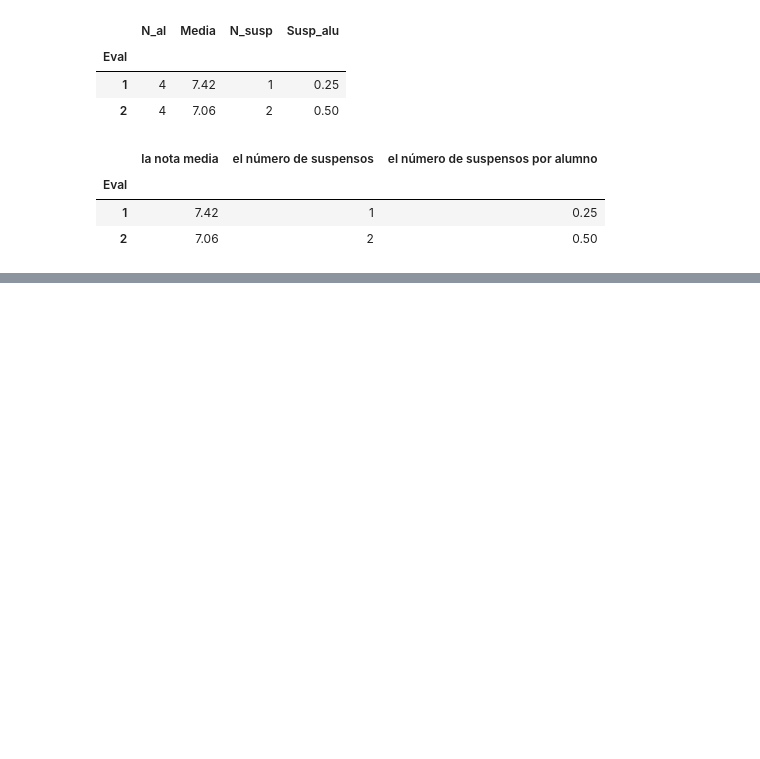
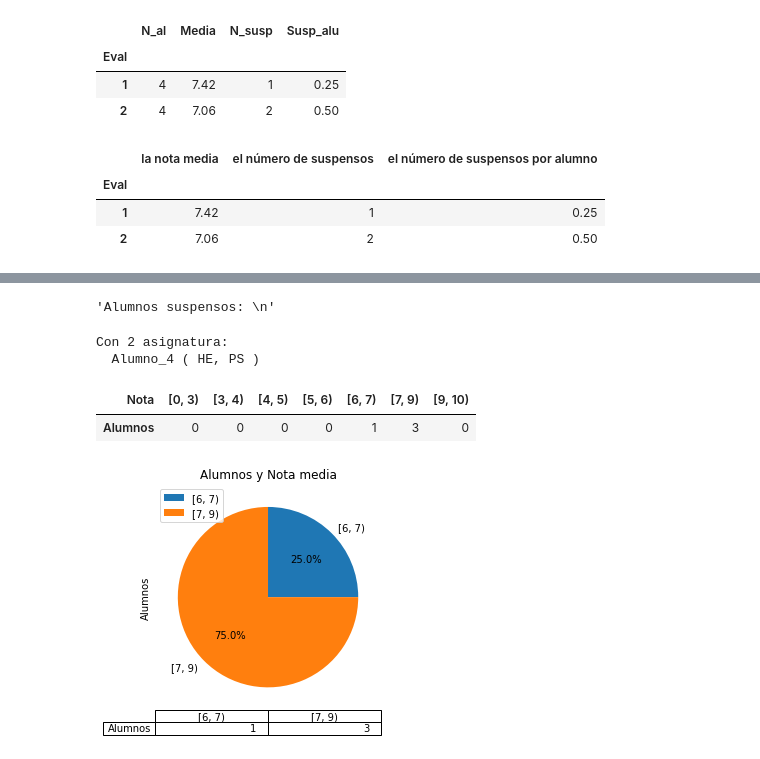
Before and after one commit to crdguez/mat4ac, a Jupyter notebook: notebooks/est_evaluacion_2021.ipynb, the cells around one changed output, grey strips where cells are left out. Cells and saved outputs as stored; diff of their text form; code cells hidden in the pictures; blank space fills up the shorter version.

```diff
--- a/notebooks/est_evaluacion_2021.ipynb
+++ b/notebooks/est_evaluacion_2021.ipynb
@@ -516,3 +247,0 @@ actilla_final.head()
-# %%
-df = actilla_final.groupby(['Alumno','Eval','Asignatura'])[['Nota']].min().unstack().unstack().fillna('-').style.applymap(color_negative_red)
-df.to_excel('styled.xlsx', engine='openpyxl')
@@ -623,0 +278,43 @@ actilla_final.pivot_table(index=['Alumno','Eval'], aggfunc = {'Nota':'mean','Sus
+# %%
+# Alumno-Asignatura-Suspenso
+df = actilla_final[(actilla_final.Eval == ultima_evaluacion) & (actilla_final.Suspenso >= 0)][['Alumno','Asignatura','Suspenso']]
+
+# Alumno-Suspenso
+df2=df.groupby('Alumno').sum().sort_values('Suspenso', ascending=False)
+
+# Numero Suspenso - Numero alumnos
+df3 = df2
+df3['N']=1
+df3 = df3.groupby('Suspenso').count().sort_index(ascending=False)
+
+display("Alumnos suspensos: \n")
+
+texto += " \n Alumnos con suspensos: \n"
+for i in df3[df3.index> 0].index :
+    print(f'Con {i} asignatura:')
+    texto += "\n* Con {} asignaturas: \n".format(i)
+    for j in df2[df2.Suspenso == i].sort_values('Alumno').index :
+        print(" ", j,'(', ', '.join(df[(df.Alumno == j) & (df.Suspenso > 0)]['Asignatura'].values),')')
+        texto += "\n    - "+ j+' ('+ ', '.join(df[(df.Alumno == j) & (df.Suspenso > 0)]['Asignatura'].values)+") \n \n"
+# %% [output]
+'Alumnos suspensos: \n'
+Con 2 asignatura:
+  Alumno_4 ( HE, PS )
+# %%
+# Alumnos y suspensos
+df = actilla_final[actilla_final.Eval==ultima_evaluacion].groupby('Alumno').mean().Nota
+ranges = [0,3,4,5,6,7,9,10]
+df2 = df.groupby(pd.cut(df, ranges, right=False)).count()
+df2.name = 'Alumnos'
+g1=df2[df2 > 0].plot(kind='pie', title = 'Alumnos y Nota media',autopct='%1.1f%%', legend = True, table=True)
+g1
+g1.get_figure().savefig('g1.png')
+
+texto += "\n\n### Resumen de nota media \n"
+texto += "\n {} \n".format(df2.to_frame().T.to_markdown())
+texto += "\n\n ![](g1.png) \n \n"
+df2.to_frame().T
+# %% [output]
+| Nota | [0, 3) | [3, 4) | [4, 5) | [5, 6) | [6, 7) | [7, 9) | [9, 10) |
+| Alumnos | 0 | 0 | 0 | 0 | 1 | 3 | 0 |
+[figure, added]
```
Also changed, not shown: parts of 52 cells of this notebook.
